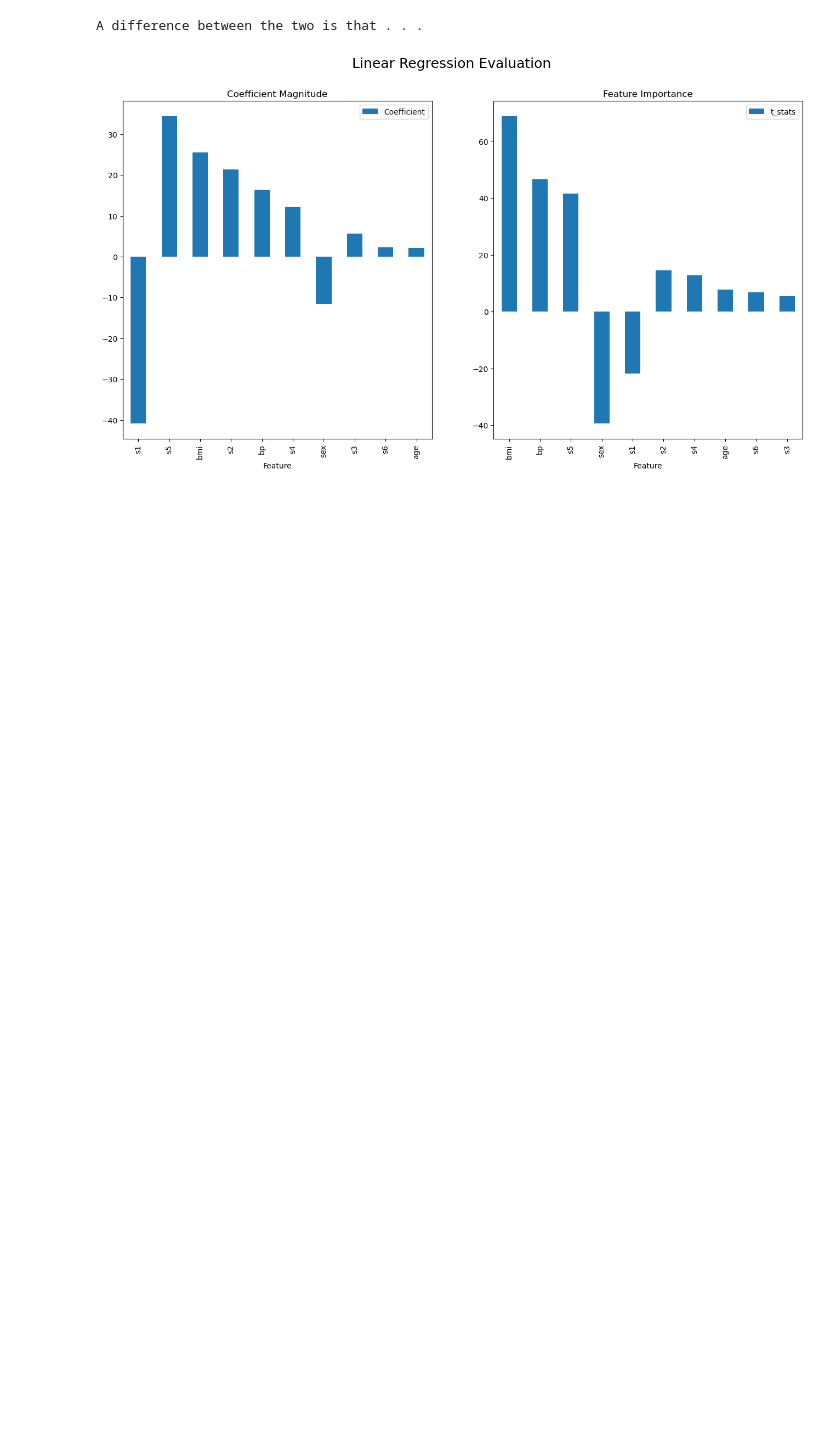
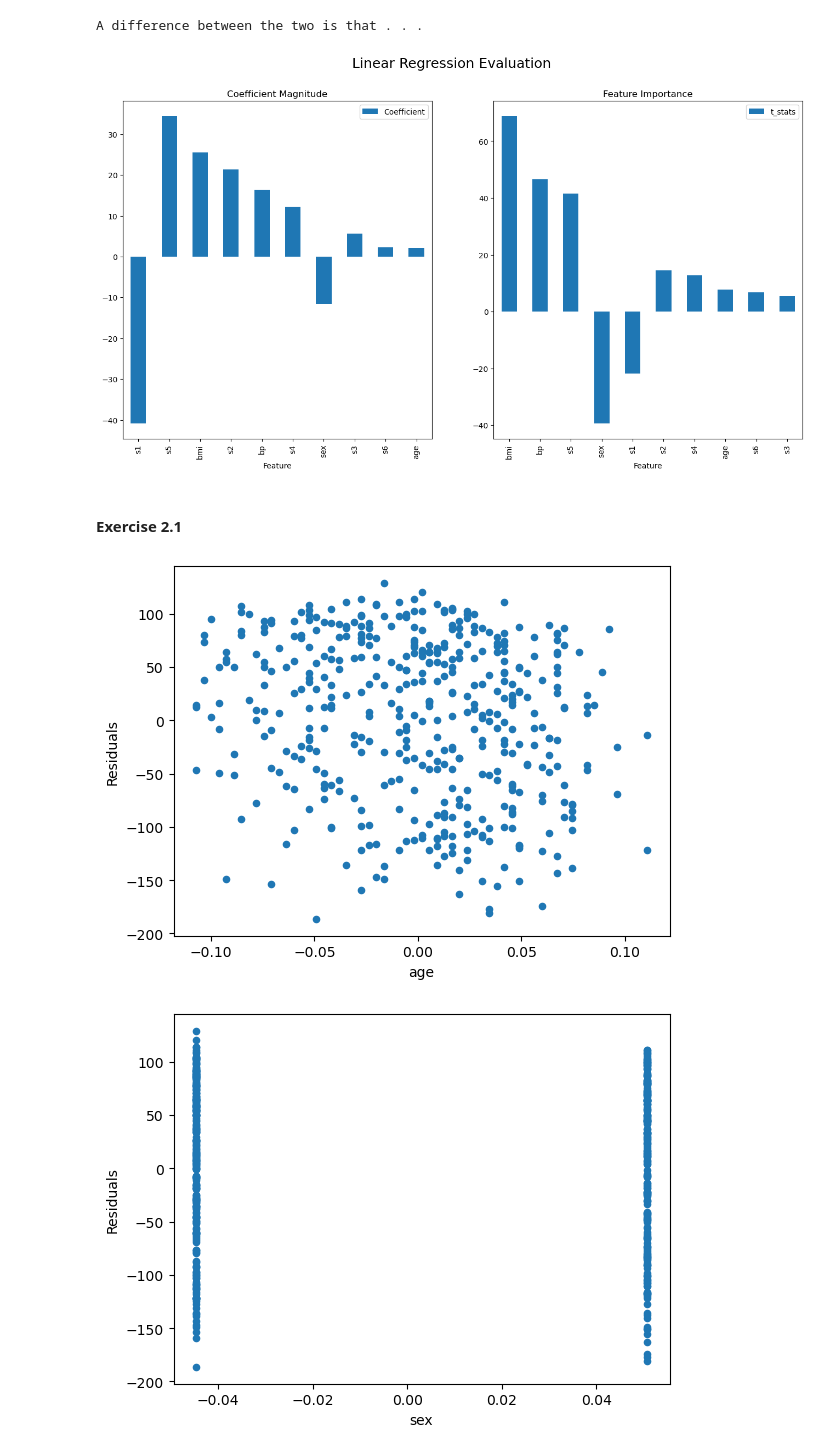
Before and after one commit to DiegoGarciaFrade/ResponsibleAI_G1, a Jupyter notebook: Week_2_1_linear_regression.ipynb, the cells around one changed output. Drawn from its saved outputs; the diff is of its cells as text; code cells hidden in the pictures; blank space fills up the shorter version.

Commit message:
Code exercises 1 and 2, missing explanations

```diff
--- a/Week_2_1_linear_regression.ipynb
+++ b/Week_2_1_linear_regression.ipynb
@@ -191,3 +190,18 @@ print("A difference between the two is that . . . ")
 # %% [output]
 A difference between the two is that . . .
 [figure]
+# %% [markdown]
+#### Exercise 2.1
+# %%
+residuals_train = bagged_model.predict(X_train) - y_train
+residuals_test = bagged_model.predict(X_test) - y_test
+# %%
+X_train['Residuals'] = residuals_train
+X_test['Residuals'] = residuals_test
+Data = X_train.append(X_test)
+for feature in Data.columns[:]:
+    Data.plot(kind='scatter', x=feature, y='Residuals')
+print('The distribution of residuals with respect to feature\'s is ge'
+# %% [output]
+[figure, added]
+[figure, added]
```
Also changed, not shown: parts of 5 cells of this notebook.
